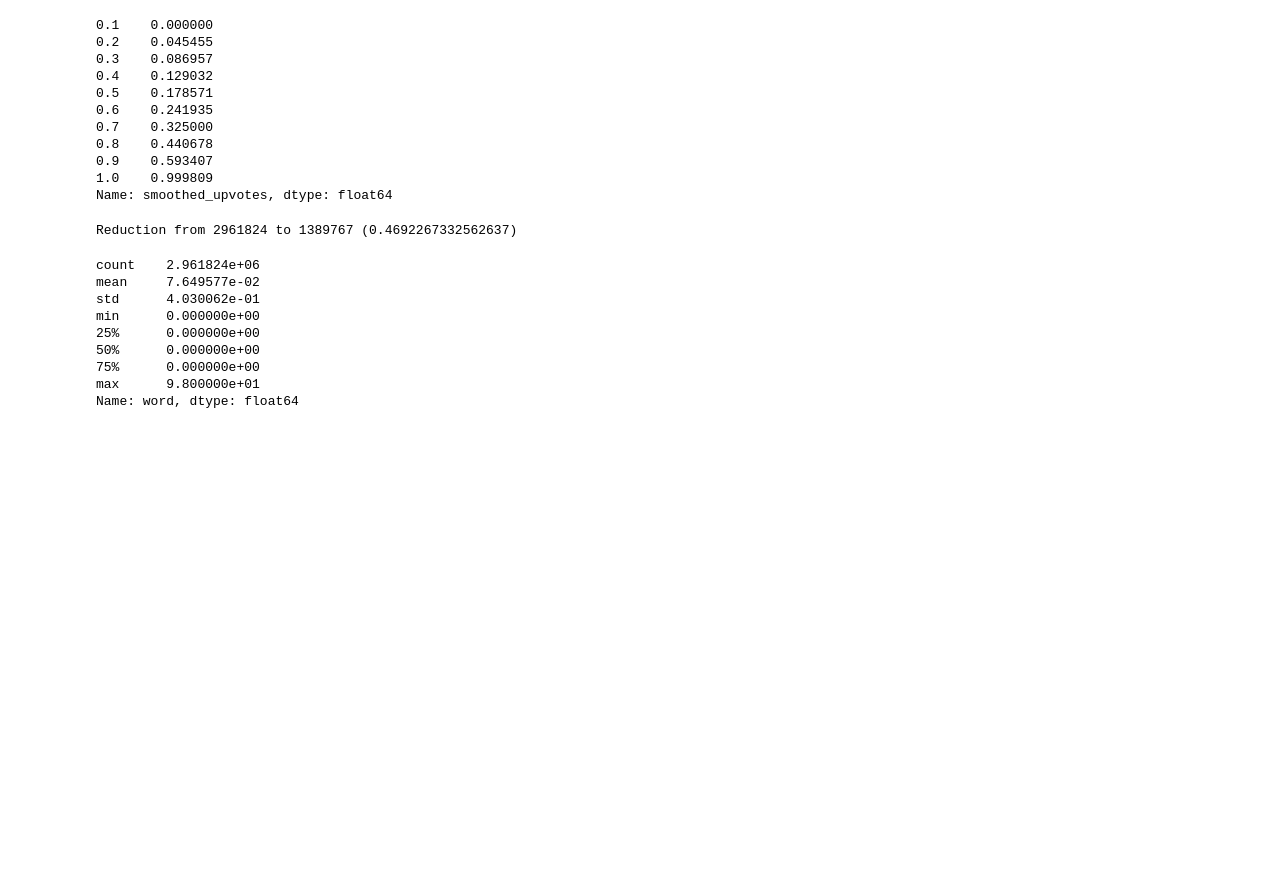
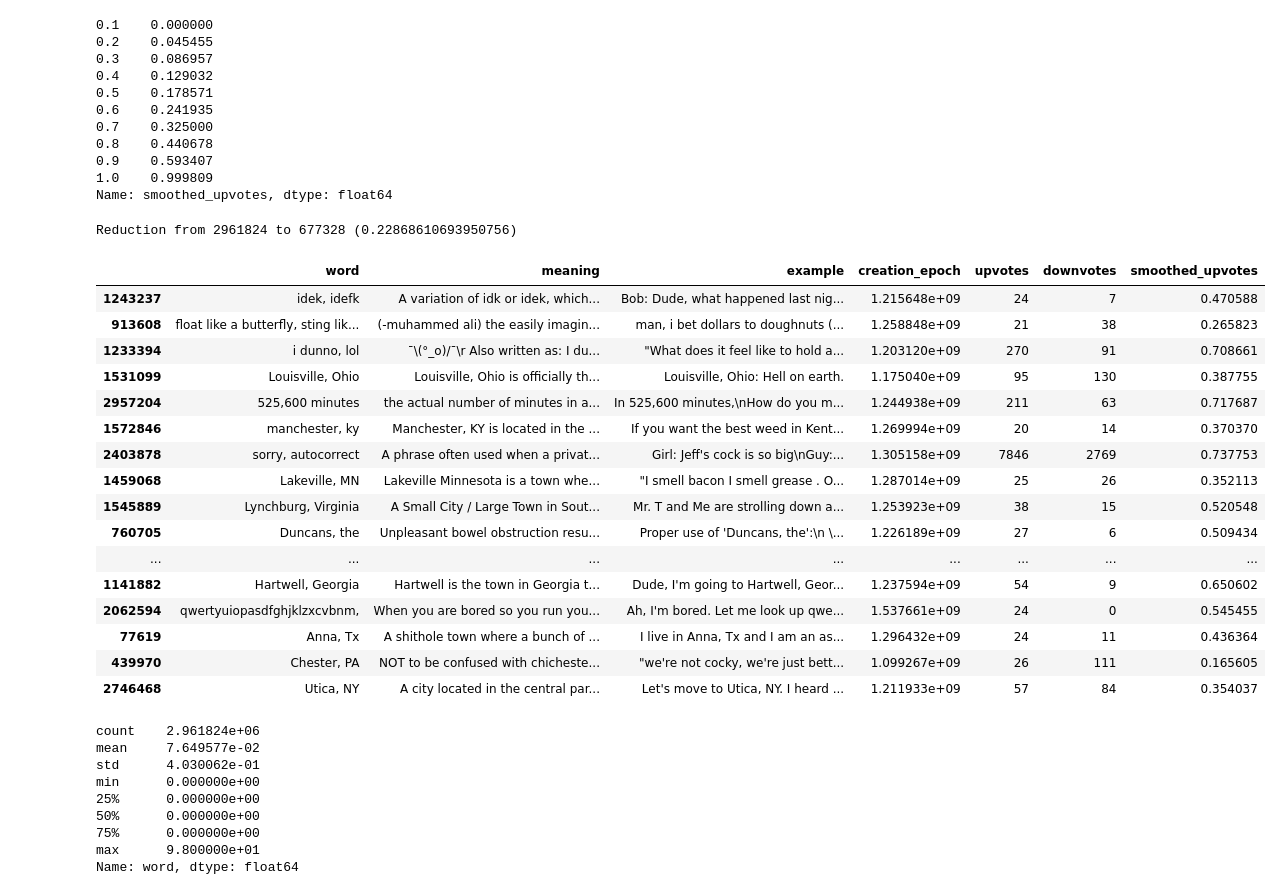
Before and after one commit to turtlesoupy/this-word-does-not-exist, a Jupyter notebook: scraping.ipynb, the cells around one changed output. Cells and saved outputs as stored; diff of their text form; code cells hidden in the pictures; blank space fills up the shorter version.

```diff
--- a/scraping.ipynb
+++ b/scraping.ipynb
@@ -108,12 +199,36 @@ defns["smoothed_upvotes"].quantile(np.linspace(0.1, 1, 10))
 Name: smoothed_upvotes, dtype: float64
 # %%
 cleaned_defs = defns[:]
-cleaned_defs = cleaned_defs[cleaned_defs["smoothed_upvotes"] >= 0.2]
+# cleaned_defs = cleaned_defs[cleaned_defs["smoothed_upvotes"] >= 0.2]
+cleaned_defs = cleaned_defs[cleaned_defs["upvotes"] >= 20]
 cleaned_defs = cleaned_defs[cleaned_defs.word.str.len() <= 40]
+cleaned_defs = cleaned_defs[cleaned_defs.word.str.len() >= 4]
+cleaned_defs = cleaned_defs[~cleaned_defs.word.str.isupper()]
+
 cleaned_defs = cleaned_defs[cleaned_defs.word.str.count("[^\w .]") <= 2]
 print(f"Reduction from {len(defns)} to {len(cleaned_defs)} ({len(cleaned_defs) / len(defns)})")
 # %% [output]
-Reduction from 2961824 to 1389767 (0.4692267332562637)
+Reduction from 2961824 to 677328 (0.22868610693950756)
+# %%
+cleaned_defs[cleaned_defs.word.str.upper().str.contains(",")].sample(20)
+# %% [output]
+|  | word | meaning | example | creation_epoch | upvotes | downvotes | smoothed_upvotes |
+| 1243237 | idek, idefk | A variation of idk or idek, which... | Bob: Dude, what happened last nig... | 1.215648e+09 | 24 | 7 | 0.470588 |
+| 913608 | float like a butterfly, sting lik... | (-muhammed ali) the easily imagin... | man, i bet dollars to doughnuts (... | 1.258848e+09 | 21 | 38 | 0.265823 |
+| 1233394 | i dunno, lol | ¯\(°_o)/¯\r Also written as: I du... | "What does it feel like to hold a... | 1.203120e+09 | 270 | 91 | 0.708661 |
+| 1531099 | Louisville, Ohio | Louisville, Ohio is officially th... | Louisville, Ohio: Hell on earth. | 1.175040e+09 | 95 | 130 | 0.387755 |
+| 2957204 | 525,600 minutes | the actual number of minutes in a... | In 525,600 minutes,\nHow do you m... | 1.244938e+09 | 211 | 63 | 0.717687 |
+| 1572846 | manchester, ky | Manchester, KY is located in the ... | If you want the best weed in Kent... | 1.269994e+09 | 20 | 14 | 0.370370 |
+| 2403878 | sorry, autocorrect | A phrase often used when a privat... | Girl: Jeff's cock is so big\nGuy:... | 1.305158e+09 | 7846 | 2769 | 0.737753 |
+| 1459068 | Lakeville, MN | Lakeville Minnesota is a town whe... | "I smell bacon I smell grease . O... | 1.287014e+09 | 25 | 26 | 0.352113 |
+| 1545889 | Lynchburg, Virginia | A Small City / Large Town in Sout... | Mr. T and Me are strolling down a... | 1.253923e+09 | 38 | 15 | 0.520548 |
+| 760705 | Duncans, the | Unpleasant bowel obstruction resu... | Proper use of 'Duncans, the':\n \... | 1.226189e+09 | 27 | 6 | 0.509434 |
+| ... | ... | ... | ... | ... | ... | ... | ... |
+| 1141882 | Hartwell, Georgia | Hartwell is the town in Georgia t... | Dude, I'm going to Hartwell, Geor... | 1.237594e+09 | 54 | 9 | 0.650602 |
+| 2062594 | qwertyuiopasdfghjklzxcvbnm, | When you are bored so you run you... | Ah, I'm bored. Let me look up qwe... | 1.537661e+09 | 24 | 0 | 0.545455 |
+| 77619 | Anna, Tx | A shithole town where a bunch of ... | I live in Anna, Tx and I am an as... | 1.296432e+09 | 24 | 11 | 0.436364 |
+| 439970 | Chester, PA | NOT to be confused with chicheste... | "we're not cocky, we're just bett... | 1.099267e+09 | 26 | 111 | 0.165605 |
+| 2746468 | Utica, NY | A city located in the central par... | Let's move to Utica, NY. I heard ... | 1.211933e+09 | 57 | 84 | 0.354037 |
 # %%
 defns.word.str.count("[^\w ].").describe()
 # %% [output]
```
Also changed, not shown: parts of 6 cells of this notebook, 5 other files.
